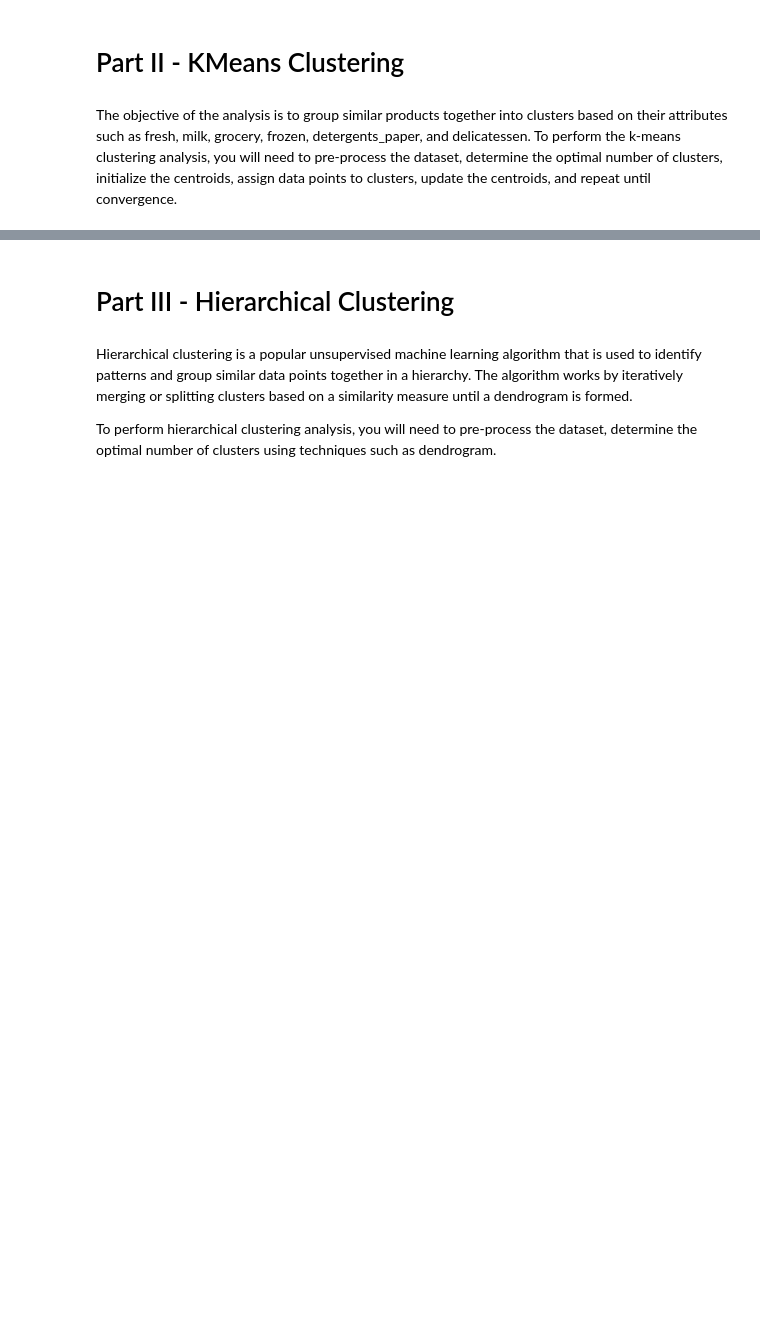
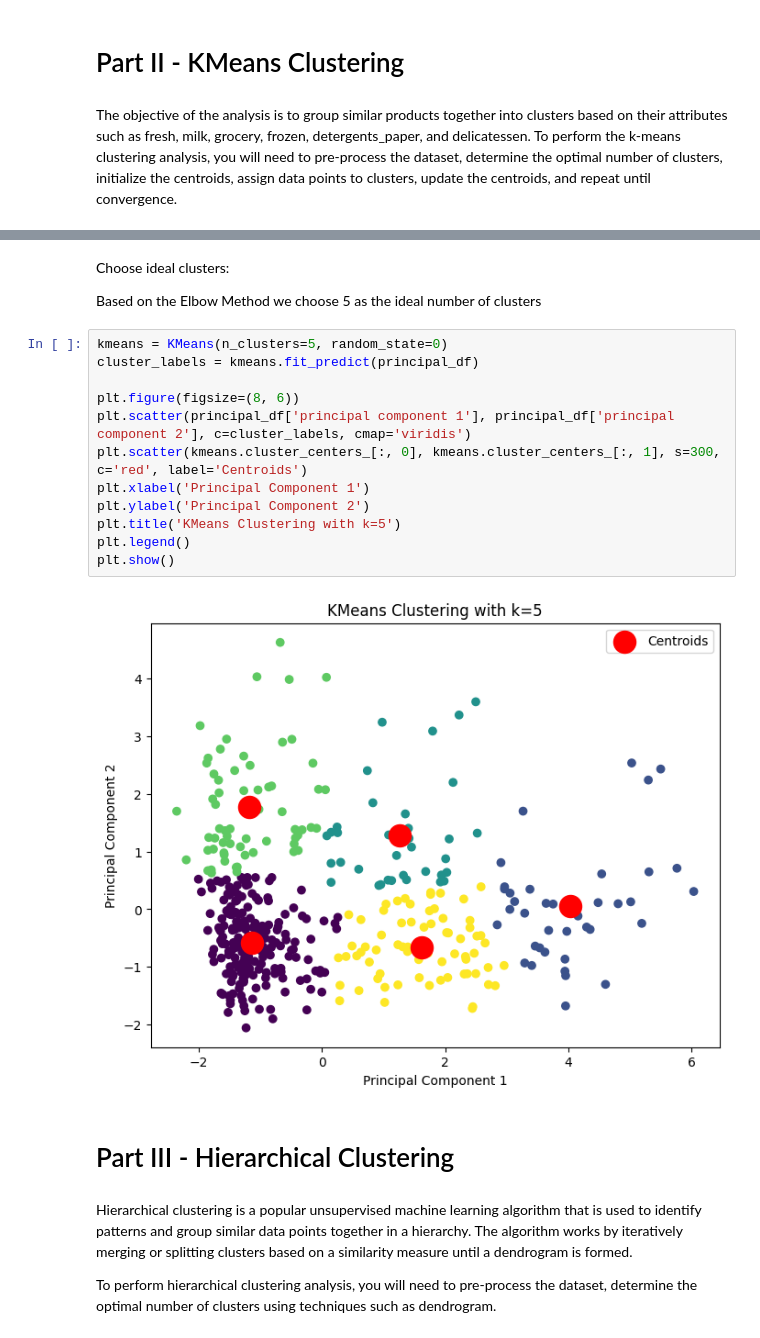
Before and after one commit to MezzyMez/ml-project-unsupervised-learning, a Jupyter notebook: Unsupervised_Learning_Project.ipynb, the cells around one changed output, grey strips where cells are left out. Cells and saved outputs as stored; diff of their text form; blank space fills up the shorter version.

```diff
--- a/Unsupervised_Learning_Project.ipynb
+++ b/Unsupervised_Learning_Project.ipynb
@@ -255,3 +262,21 @@ plt.show()
+# %% [markdown]
+Choose ideal clusters:
+
+Based on the Elbow Method we choose 5 as the ideal number of clusters
+# %%
+kmeans = KMeans(n_clusters=5, random_state=0)
+cluster_labels = kmeans.fit_predict(principal_df)
+
+plt.figure(figsize=(8, 6))
+plt.scatter(principal_df['principal component 1'], principal_df['principal component 2'], c=cluster_labels, cmap='viridis')
+plt.scatter(kmeans.cluster_centers_[:, 0], kmeans.cluster_centers_[:, 1], s=300, c='red', label='Centroids')
+plt.xlabel('Principal Component 1')
+plt.ylabel('Principal Component 2')
+plt.title('KMeans Clustering with k=5')
+plt.legend()
+plt.show()
+# %% [output]
+[figure, added]
 # %% [markdown]
 # Part III - Hierarchical Clustering
 # %% [markdown]
```
Also changed, not shown: parts of 10 cells of this notebook, 4 other files.
